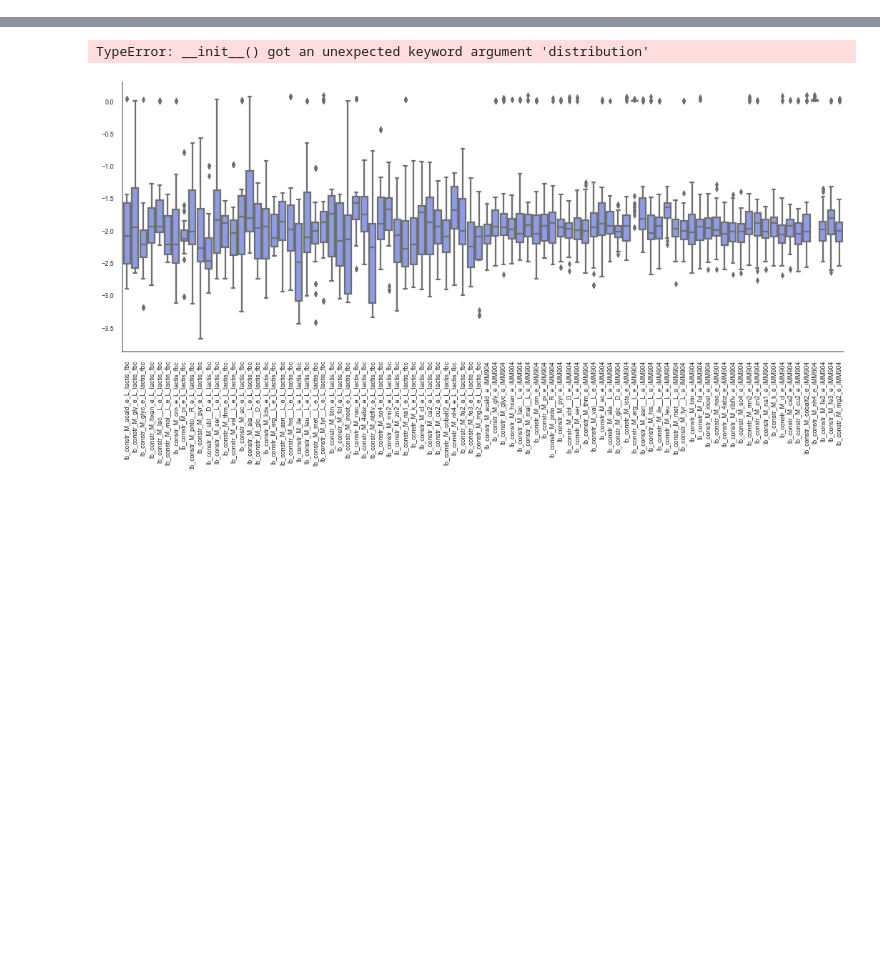
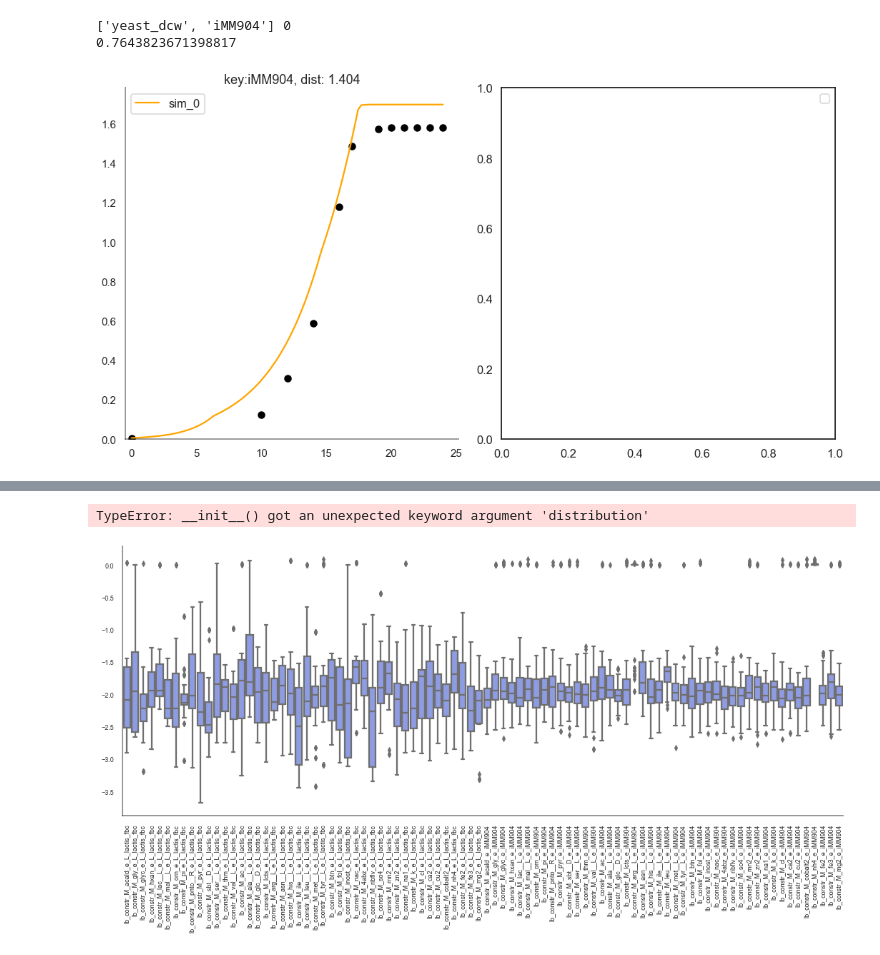
Before and after one commit to behzadk/ParaGEM, a Jupyter notebook: bk_comms/particle_visalisation.ipynb, the cells around one changed output, grey strips where cells are left out. Cells and saved outputs as stored; diff of their text form; code cells hidden in the pictures; blank space fills up the shorter version.

```diff
--- a/bk_comms/particle_visalisation.ipynb
+++ b/bk_comms/particle_visalisation.ipynb
@@ -225,16 +237,20 @@ print(len(filtered_particles))
 # %%
 # exp_sol_keys = [
 # #     ["yeast_dcw", "iMM904"],
 #     ["lactis_dcw", "L_lactis_fbc"],
 # ]
 
-# exp_sol_keys = [
-#     ["yeast_dcw", "iMM904"],
+exp_sol_keys = [
+    ["yeast_dcw", "iMM904"],
 #     ["lactis_yeast_dcw", "L_lactis_fbc"],
-# ]
+]
 
-# exp_data = pd.read_csv("../experimental_data/Figure1B_fake_data.csv")
+exp_data = pd.read_csv("../experimental_data/Figure1B_fake_data.csv")
 
-# plot_particle_and_data(particle=filtered_particles[0], exp_data_df=exp_data,
-#                        exp_t_key='time', exp_sol_keys=exp_sol_keys, subplots_shape=[1, 2])
+plot_particle_and_data(particle=filtered_particles[0], exp_data_df=exp_data,
+                       exp_t_key='time', exp_sol_keys=exp_sol_keys, subplots_shape=[1, 2])
+# %% [output]
+['yeast_dcw', 'iMM904'] 0
+0.7643823671398817
+[figure, added]
 # %%
```
Also changed, not shown: parts of 3 cells of this notebook, 4 other files.
